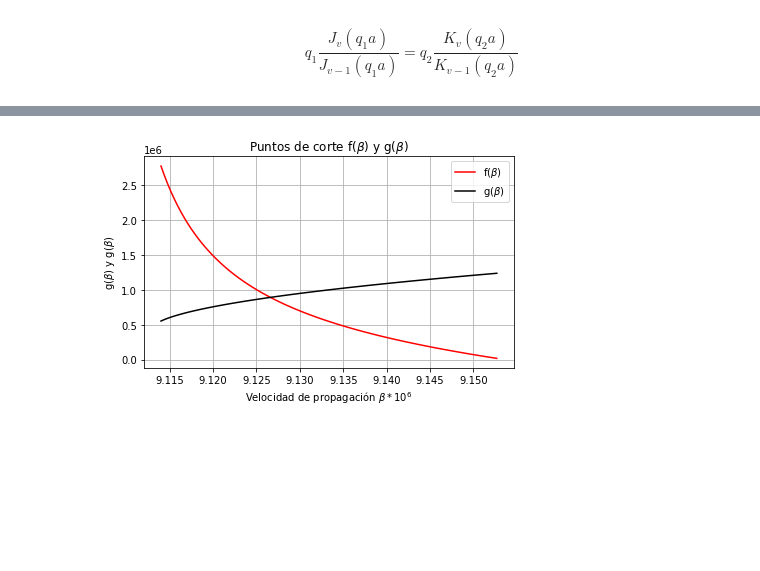
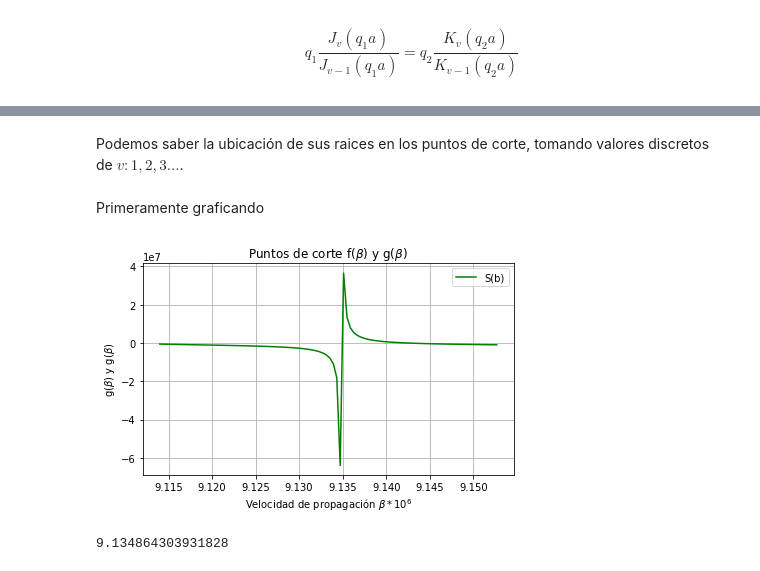
Before and after one commit to alegomezram/Trabajo2Fotonica, a Jupyter notebook: Modo_fibra_optica.ipynb, the cells around one changed output, grey strips where cells are left out. Cells and saved outputs as stored; diff of their text form; code cells hidden in the pictures; blank space fills up the shorter version.

```diff
--- a/Modo_fibra_optica.ipynb
+++ b/Modo_fibra_optica.ipynb
@@ -118,4 +113,0 @@ def HE_02(v, beta):
-# %%
-def HE(v,beta):
-    HE_equation = HE_01(v, beta) - HE_02(v, beta)
-    return HE_equation
@@ -122,19 +119,33 @@ def HE(v,beta):
+# %% [markdown]
+Podemos saber la ubicación de sus raices en los puntos de corte, tomando valores discretos de $v:1,2,3 ...$.
+# %% [markdown]
+Primeramente graficando
 # %%
 xxx = np.linspace(9.114,9.1527,100)
-yyy = HE(2,xx)
-yyy1 = HE_01(2,xx)
-yyy2 = HE_02(2,xx)
+yyy = HE(1,xxx)
+yyy1 = HE_01(1,xxx)
+yyy2 = HE_02(1,xxx)
 # %%
 fig, ax = plt.subplots()
-#ax.plot(xx,yy, label='S(b)', color='black')
-ax.plot(xxx,yyy1, label=r'f($\beta$)', color='red')
-ax.plot(xxx,yyy2, label=r'g($\beta$)', color='black')
+ax.plot(xxx,yyy, label='S(b)', color='green')
+#ax.plot(xxx,yyy1, label=r'f($\beta$)', color='red')
+#ax.plot(xxx,yyy2, label=r'g($\beta$)', color='black')
 ax.set(xlabel=r'Velocidad de propagación $\beta * 10^{6}$', ylabel=r'g($\beta$) y g($\beta$)',
 title=r'Puntos de corte f($\beta$) y g($\beta$)')
 ax.grid()
 plt.legend(loc='upper right')
 fig.tight_layout()
 plt.savefig('Puntos de corte TE y TM.png')
 plt.show()
 # %% [output]
-[figure, old version]
+[figure, new version]
+# %%
+def HE_v1(beta):
+    HE_v1 = HE(1,beta)
+    return HE_v1
+
+
+HE_zeros = sp2.bisect(HE_v1,9.140,9.130)
+HE_zeros
+# %% [output]
+9.134864303931828
```
Also changed, not shown: parts of 7 cells of this notebook, 3 other files.
